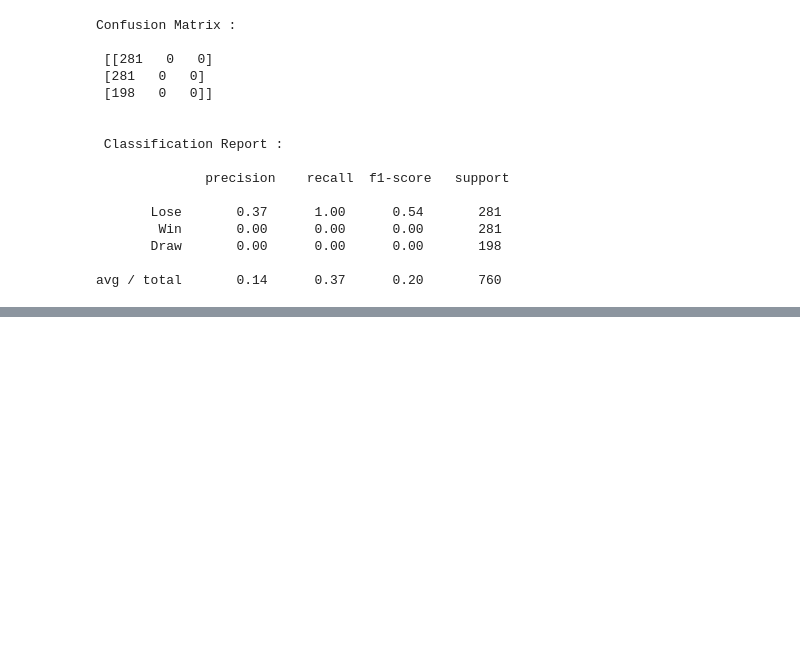
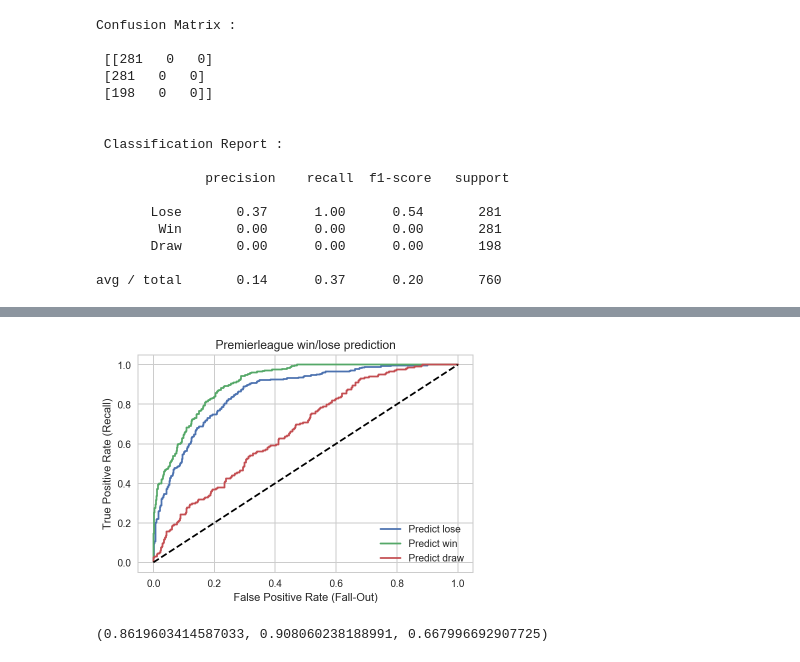
Before and after one commit to Romanism/Project, a Jupyter notebook: 03_Premierleague/03_Modeling.ipynb, the cells around one changed output, grey strips where cells are left out. Saved outputs shown, nothing was run; the diff lists cells and outputs as text; code cells hidden in the pictures; blank space fills up the shorter version.

```diff
--- a/03_Premierleague/03_Modeling.ipynb
+++ b/03_Premierleague/03_Modeling.ipynb
@@ -399,6 +420,6 @@ avg / total       0.59      0.62      0.60       760
 # %%
 # 그레디언트 부스트 (Gradient Boost)
-model = GradientBoostingClassifier(n_estimators=100, max_depth=2, random_state=0).fit(X_train, y_train)
+model = GradientBoostingClassifier(n_estimators=1000, max_depth=5, random_state=0).fit(X_train, y_train)
 predict_proba = model.predict_proba(X_test)
 
 # comparison
@@ -431,6 +452,6 @@ avg / total       0.63      0.65      0.60       760
 # %%
 # XG boost
-model = xgboost.XGBClassifier(n_estimators=100, max_depth=2).fit(X_train, y_train)
+model = xgboost.XGBClassifier(n_estimators=500, max_depth=2).fit(X_train, y_train)
 predict_proba = model.predict_proba(X_test)
 
 # comparison
@@ -660,0 +716,45 @@ avg / total       0.14      0.37      0.20       760
+# %%
+# make binarize
+y0 = []
+for i in range(len(y_true)):
+    if y_true[i] == 0 :
+        y0.append(1) # y가 0이면 1
+    else:
+        y0.append(0) # y가 0이 아니면 0
+
+y1 = []
+for i in range(len(y_true)):
+    if y_true[i] == 1 :
+        y1.append(1) # y가 1이면 1
+    else:
+        y1.append(0) # y가 1이 아니면 0
+
+y2 = []
+for i in range(len(y_true)):
+    if y_true[i] == 2 :
+        y2.append(1) # y가 2이면 1
+    else:
+        y2.append(0) # y가 2가 아니면 0
+# %%
+# make model
+fpr1, tpr1, thresholds1 = roc_curve(y0, model.predict_proba(X_test)[:, 0])
+fpr2, tpr2, thresholds2 = roc_curve(y1, model.predict_proba(X_test)[:, 1])
+fpr3, tpr3, thresholds3 = roc_curve(y2, model.predict_proba(X_test)[:, 2])
+# %%
+# ROC curve
+plt.plot(fpr1, tpr1, label= 'Predict lose')
+plt.plot(fpr2, tpr2, label= 'Predict win')
+plt.plot(fpr3, tpr3, label= 'Predict draw')
+plt.legend()
+plt.plot([0, 1], [0, 1], 'k--', label="random guess")
+plt.xlabel('False Positive Rate (Fall-Out)')
+plt.ylabel('True Positive Rate (Recall)')
+plt.title('Premierleague win/lose prediction')
+plt.show()
+# %% [output]
+[figure, added]
+# %%
+# AUC score
+auc(fpr1, tpr1), auc(fpr2, tpr2), auc(fpr3, tpr3)
+# %% [output]
+(0.8619603414587033, 0.908060238188991, 0.667996692907725)
```
Also changed, not shown: parts of 14 cells of this notebook, 9 other files.
